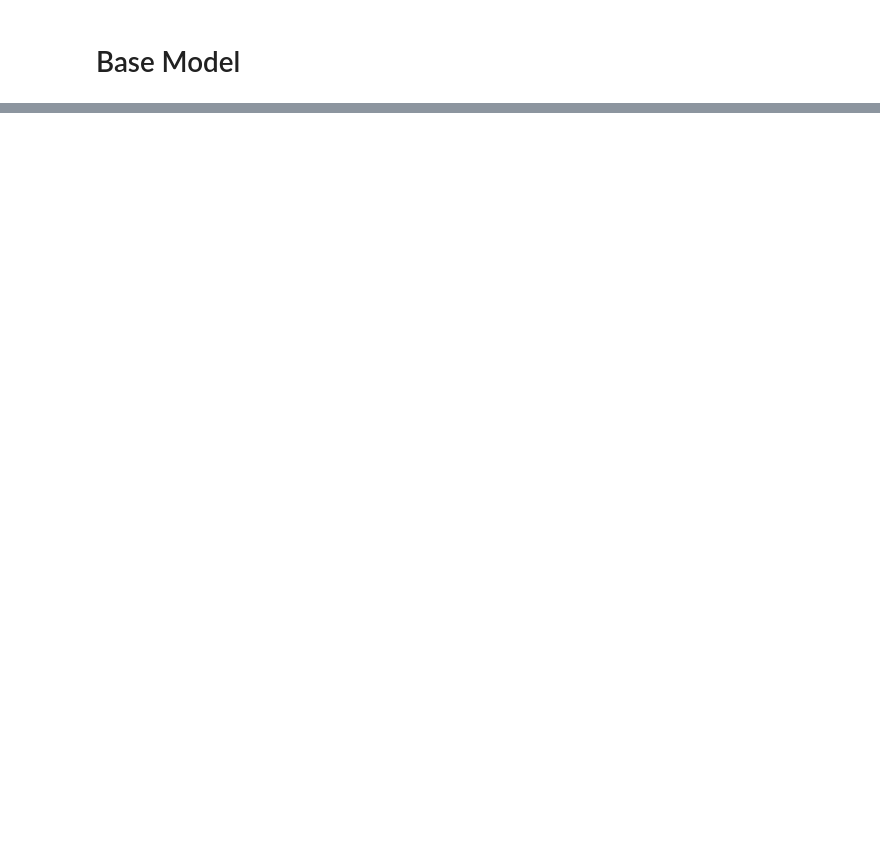
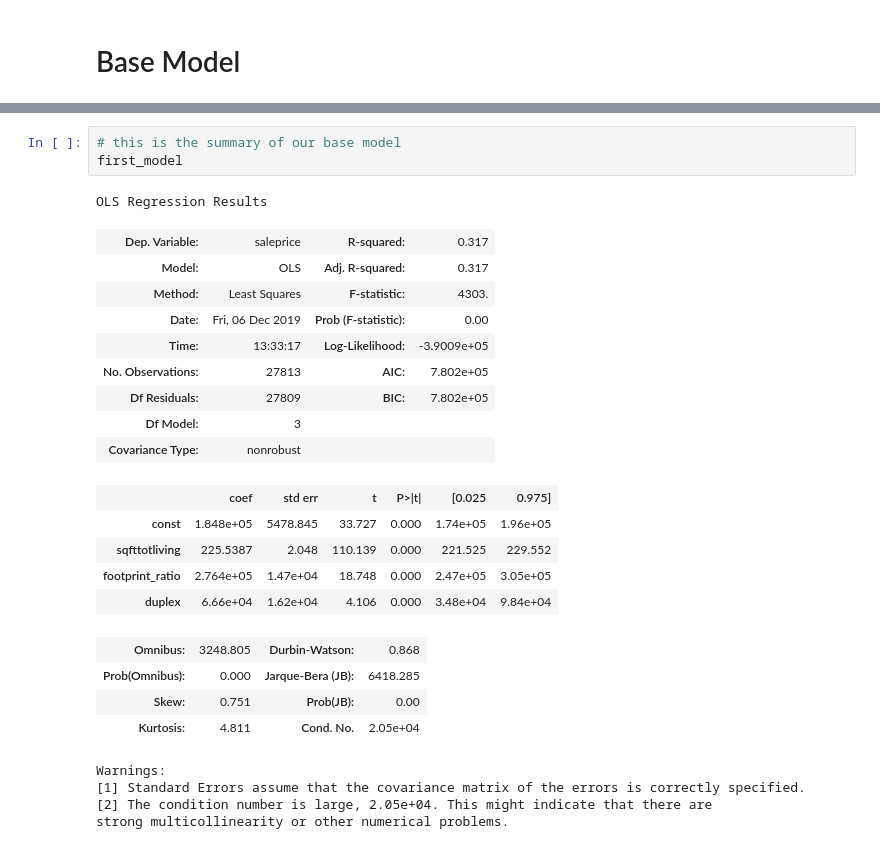
Before and after one commit to aabrahamson3/king-county-housing, a Jupyter notebook: notebooks/report/King County Housing - Final Report.ipynb, the cells around one changed output, grey strips where cells are left out. Drawn from its saved outputs; the diff is of its cells as text; blank space fills up the shorter version.

```diff
--- a/notebooks/report/King County Housing - Final Report.ipynb
+++ b/notebooks/report/King County Housing - Final Report.ipynb
@@ -23,0 +29,27 @@ first_model = kc.base_model()
+# %%
+# this is the summary of our base model
+first_model
+# %% [output]
+OLS Regression Results
+| Dep. Variable: | saleprice | R-squared: | 0.317 |
+| Model: | OLS | Adj. R-squared: | 0.317 |
+| Method: | Least Squares | F-statistic: | 4303. |
+| Date: | Fri, 06 Dec 2019 | Prob (F-statistic): | 0.00 |
+| Time: | 13:33:17 | Log-Likelihood: | -3.9009e+05 |
+| No. Observations: | 27813 | AIC: | 7.802e+05 |
+| Df Residuals: | 27809 | BIC: | 7.802e+05 |
+| Df Model: | 3 |  |  |
+| Covariance Type: | nonrobust |  |  |
+|  | coef | std err | t | P>|t| | [0.025 | 0.975] |
+| const | 1.848e+05 | 5478.845 | 33.727 | 0.000 | 1.74e+05 | 1.96e+05 |
+| sqfttotliving | 225.5387 | 2.048 | 110.139 | 0.000 | 221.525 | 229.552 |
+| footprint_ratio | 2.764e+05 | 1.47e+04 | 18.748 | 0.000 | 2.47e+05 | 3.05e+05 |
+| duplex | 6.66e+04 | 1.62e+04 | 4.106 | 0.000 | 3.48e+04 | 9.84e+04 |
+| Omnibus: | 3248.805 | Durbin-Watson: | 0.868 |
+| Prob(Omnibus): | 0.000 | Jarque-Bera (JB): | 6418.285 |
+| Skew: | 0.751 | Prob(JB): | 0.00 |
+| Kurtosis: | 4.811 | Cond. No. | 2.05e+04 |
+Warnings:
+[1] Standard Errors assume that the covariance matrix of the errors is correctly specified.
+[2] The condition number is large, 2.05e+04. This might indicate that there are
+strong multicollinearity or other numerical problems.
```
Also changed, not shown: parts of 10 cells of this notebook, 1 other file.
